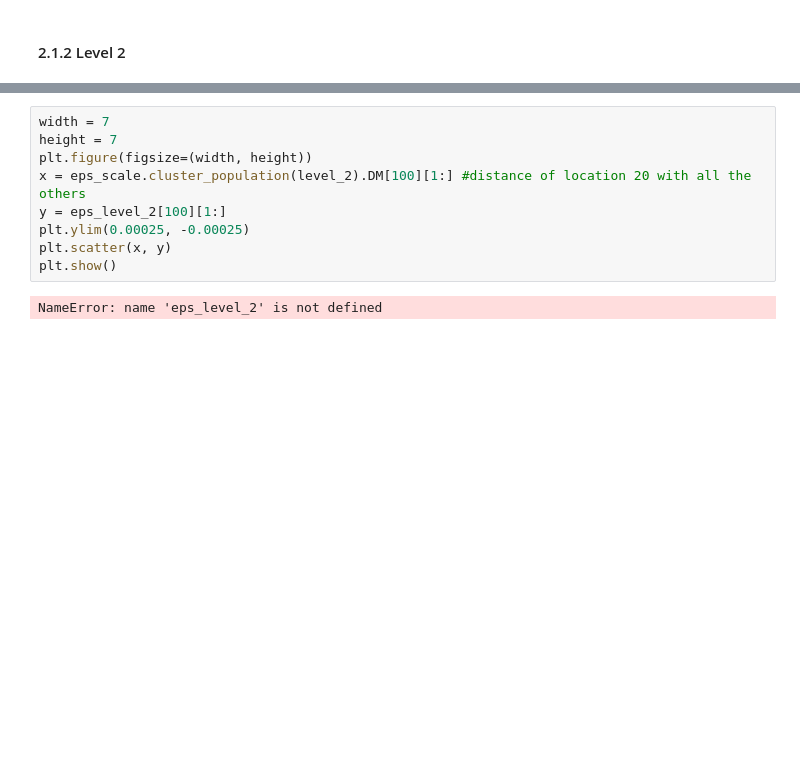
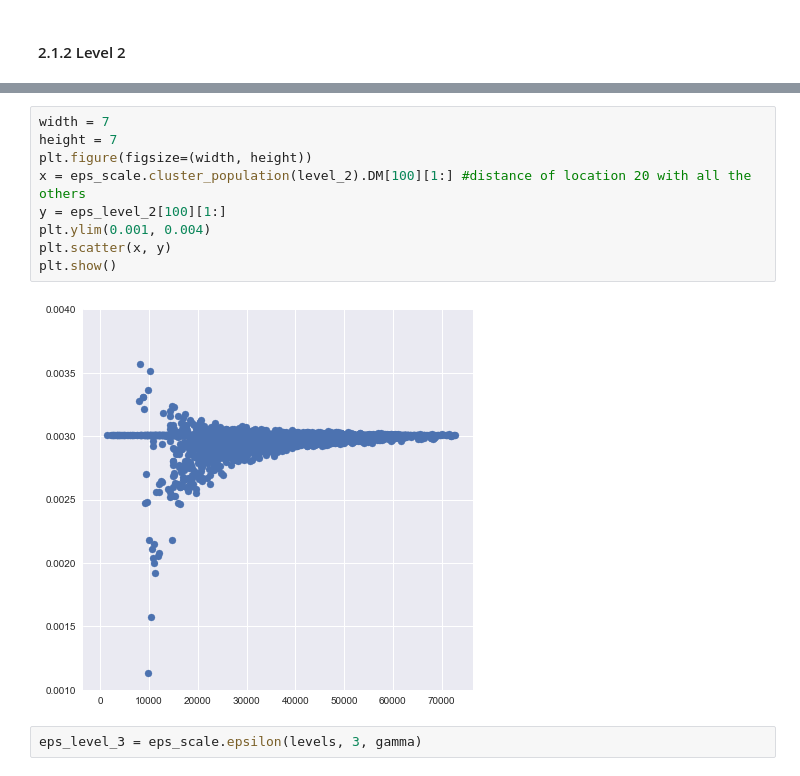
Before and after one commit to jbremz/human_mob, a Jupyter notebook: Notebooks/Ilaria's Log/Week 12.ipynb, the cells around one changed output, grey strips where cells are left out. Cells and saved outputs as stored; diff of their text form; blank space fills up the shorter version.

```diff
--- a/Notebooks/Ilaria's Log/Week 12.ipynb
+++ b/Notebooks/Ilaria's Log/Week 12.ipynb
@@ -104,11 +102,13 @@ TypeError: gravity_ODM() takes 3 positional arguments but 4 were given
 # %%
 width = 7
 height = 7
 plt.figure(figsize=(width, height))
 x = eps_scale.cluster_population(level_2).DM[100][1:] #distance of location 20 with all the others
 y = eps_level_2[100][1:]
-plt.ylim(0.00025, -0.00025)
+plt.ylim(0.001, 0.004)
 plt.scatter(x, y)
 plt.show()
 # %% [output]
-NameError: name 'eps_level_2' is not defined
+[figure, added]
+# %%
+eps_level_3 = eps_scale.epsilon(levels, 3, gamma)
```
Also changed, not shown: parts of 7 cells of this notebook.
